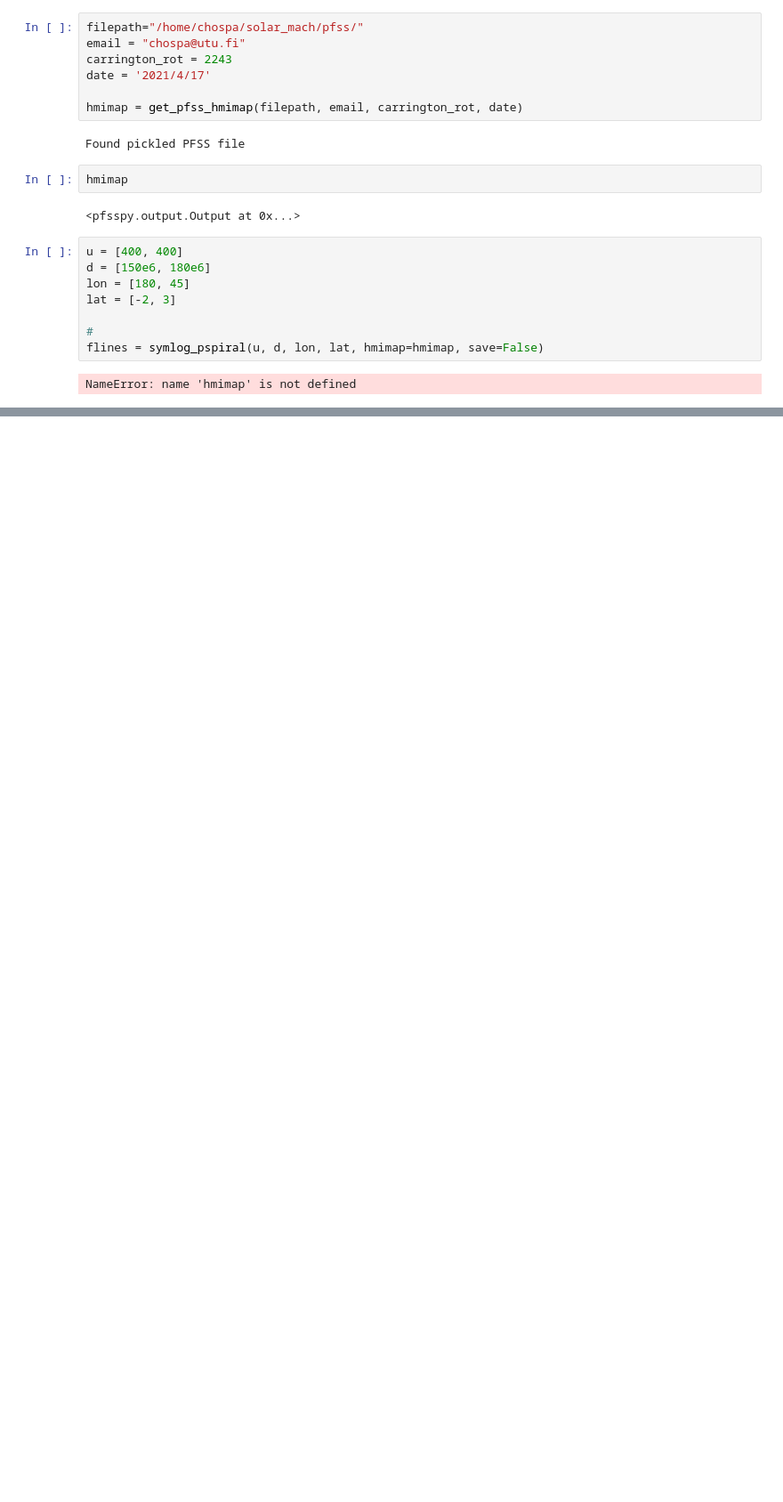
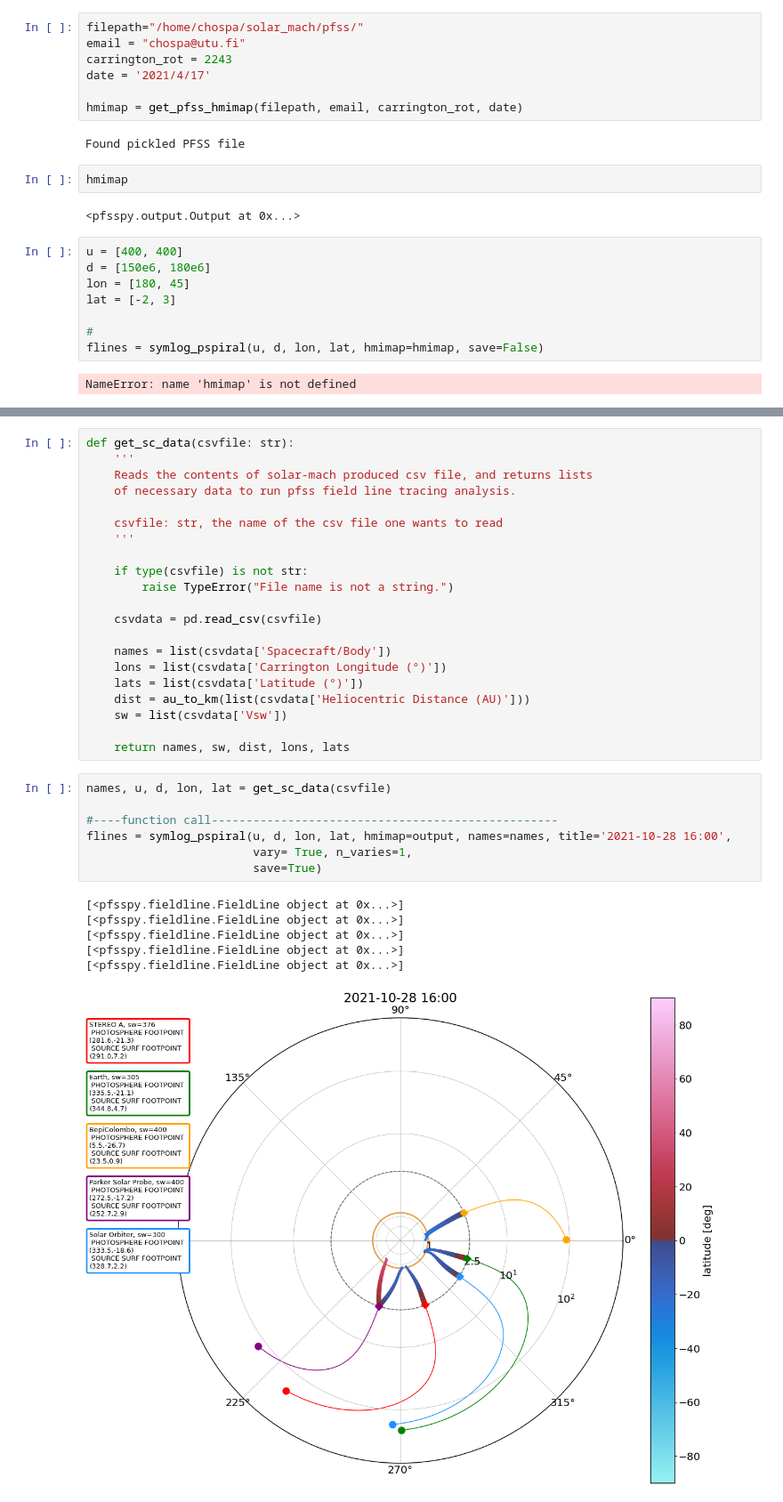
Before and after one commit to Christian-Palmroos/sub_pfss_analysis_notebook, a Jupyter notebook: pfsspy_backmap_SS_footpoint_gg.ipynb, the cells around one changed output, grey strips where cells are left out. Shown at 89% size. Cells and saved outputs as stored; diff of their text form; blank space fills up the shorter version.

```diff
--- a/pfsspy_backmap_SS_footpoint_gg.ipynb
+++ b/pfsspy_backmap_SS_footpoint_gg.ipynb
@@ -1557,0 +1806,35 @@ NameError: name 'hmimap' is not defined
+# %%
+def get_sc_data(csvfile: str):
+    '''
+    Reads the contents of solar-mach produced csv file, and returns lists
+    of necessary data to run pfss field line tracing analysis.
+
+    csvfile: str, the name of the csv file one wants to read
+    '''
+
+    if type(csvfile) is not str:
+        raise TypeError("File name is not a string.")
+
+    csvdata = pd.read_csv(csvfile)
+
+    names = list(csvdata['Spacecraft/Body'])
+    lons = list(csvdata['Carrington Longitude (°)'])
+    lats = list(csvdata['Latitude (°)'])
+    dist = au_to_km(list(csvdata['Heliocentric Distance (AU)']))
+    sw = list(csvdata['Vsw'])
+
+    return names, sw, dist, lons, lats
+# %%
+names, u, d, lon, lat = get_sc_data(csvfile)
+
+#----function call--------------------------------------------------
+flines = symlog_pspiral(u, d, lon, lat, hmimap=output, names=names, title='2021-10-28 16:00',
+                        vary= True, n_varies=1,
+                        save=True)
+# %% [output]
+[<pfsspy.fieldline.FieldLine object at 0x...>]
+[<pfsspy.fieldline.FieldLine object at 0x...>]
+[<pfsspy.fieldline.FieldLine object at 0x...>]
+[<pfsspy.fieldline.FieldLine object at 0x...>]
+[<pfsspy.fieldline.FieldLine object at 0x...>]
+[figure, added]
```
Also changed, not shown: parts of 18 cells of this notebook, 1 other file.
